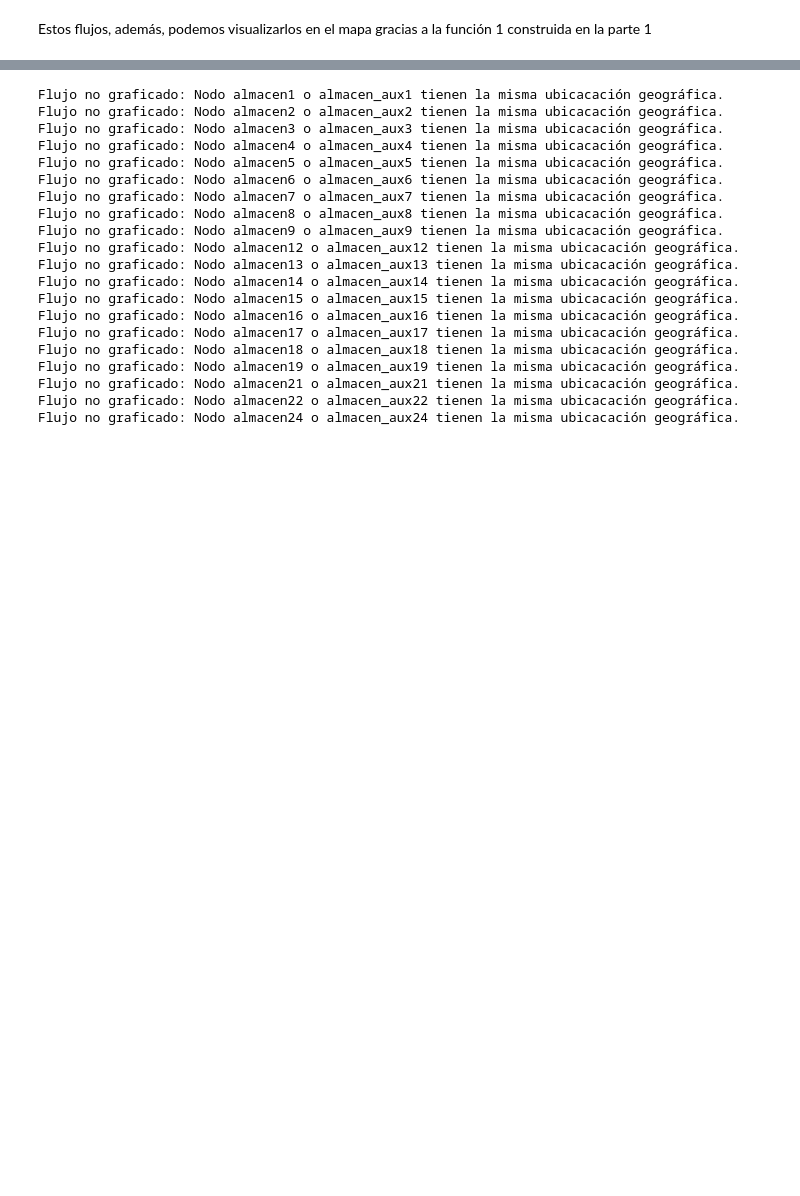
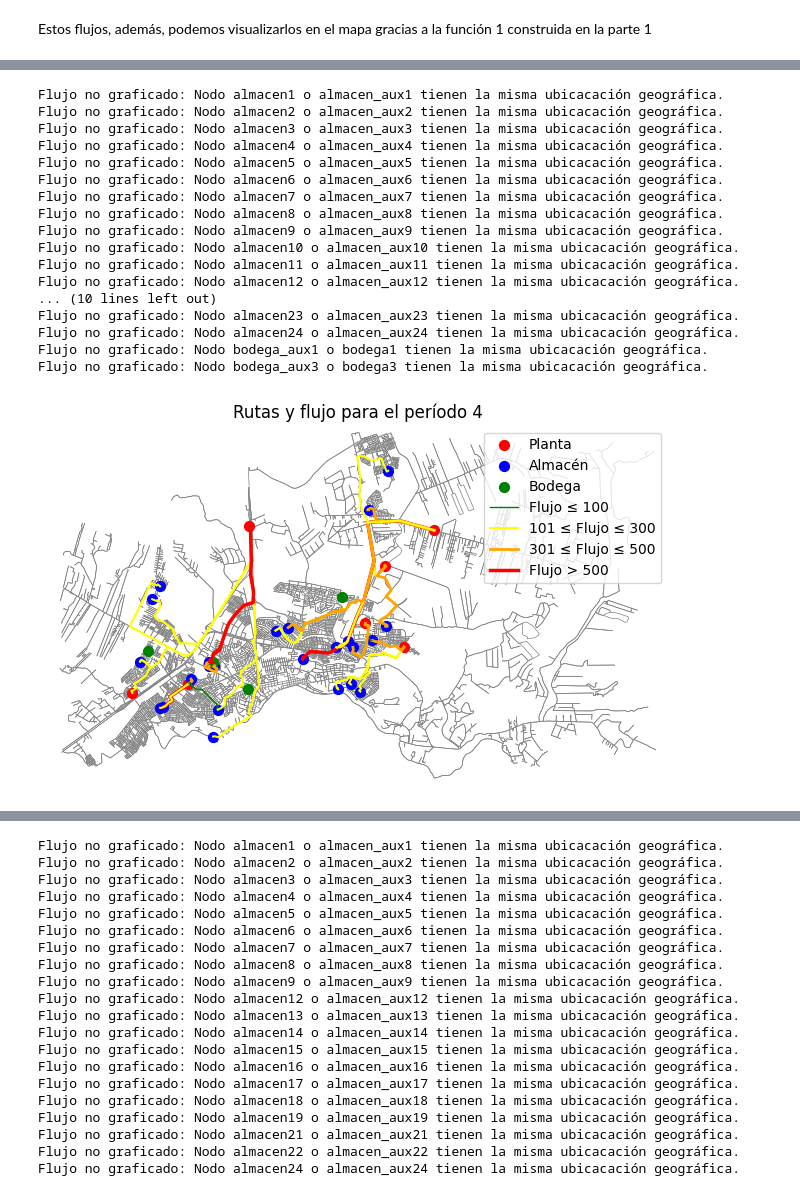
Before and after one commit to bwertheim1/tareas_flujo, a Jupyter notebook: t2_v4.ipynb, the cells around one changed output, grey strips where cells are left out. Cells and saved outputs as stored; diff of their text form; code cells hidden in the pictures; blank space fills up the shorter version.

```diff
--- a/t2_v4.ipynb
+++ b/t2_v4.ipynb
@@ -1361,0 +1394,22 @@ Estos flujos, además, podemos visualizarlos en el mapa gracias a la función 1
+# %%
+#Ejecutar función con grafo puerto montt y periodo i
+mapa_flujo(PM, 4)
+# %% [output]
+Flujo no graficado: Nodo almacen1 o almacen_aux1 tienen la misma ubicacación geográfica.
+Flujo no graficado: Nodo almacen2 o almacen_aux2 tienen la misma ubicacación geográfica.
+Flujo no graficado: Nodo almacen3 o almacen_aux3 tienen la misma ubicacación geográfica.
+Flujo no graficado: Nodo almacen4 o almacen_aux4 tienen la misma ubicacación geográfica.
+Flujo no graficado: Nodo almacen5 o almacen_aux5 tienen la misma ubicacación geográfica.
+Flujo no graficado: Nodo almacen6 o almacen_aux6 tienen la misma ubicacación geográfica.
+Flujo no graficado: Nodo almacen7 o almacen_aux7 tienen la misma ubicacación geográfica.
+Flujo no graficado: Nodo almacen8 o almacen_aux8 tienen la misma ubicacación geográfica.
+Flujo no graficado: Nodo almacen9 o almacen_aux9 tienen la misma ubicacación geográfica.
+Flujo no graficado: Nodo almacen10 o almacen_aux10 tienen la misma ubicacación geográfica.
+Flujo no graficado: Nodo almacen11 o almacen_aux11 tienen la misma ubicacación geográfica.
+Flujo no graficado: Nodo almacen12 o almacen_aux12 tienen la misma ubicacación geográfica.
+... (10 lines left out)
+Flujo no graficado: Nodo almacen23 o almacen_aux23 tienen la misma ubicacación geográfica.
+Flujo no graficado: Nodo almacen24 o almacen_aux24 tienen la misma ubicacación geográfica.
+Flujo no graficado: Nodo bodega_aux1 o bodega1 tienen la misma ubicacación geográfica.
+Flujo no graficado: Nodo bodega_aux3 o bodega3 tienen la misma ubicacación geográfica.
+[figure, added]
```
Also changed, not shown: parts of 76 cells of this notebook.
